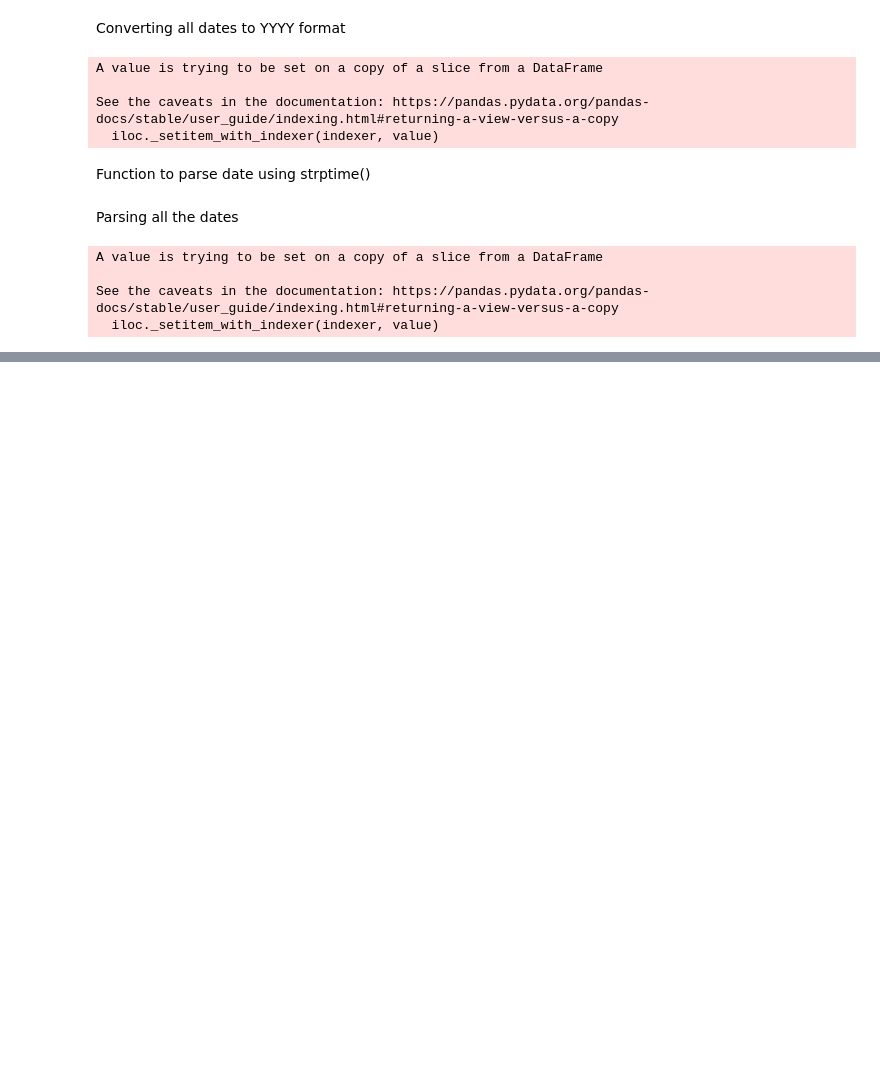
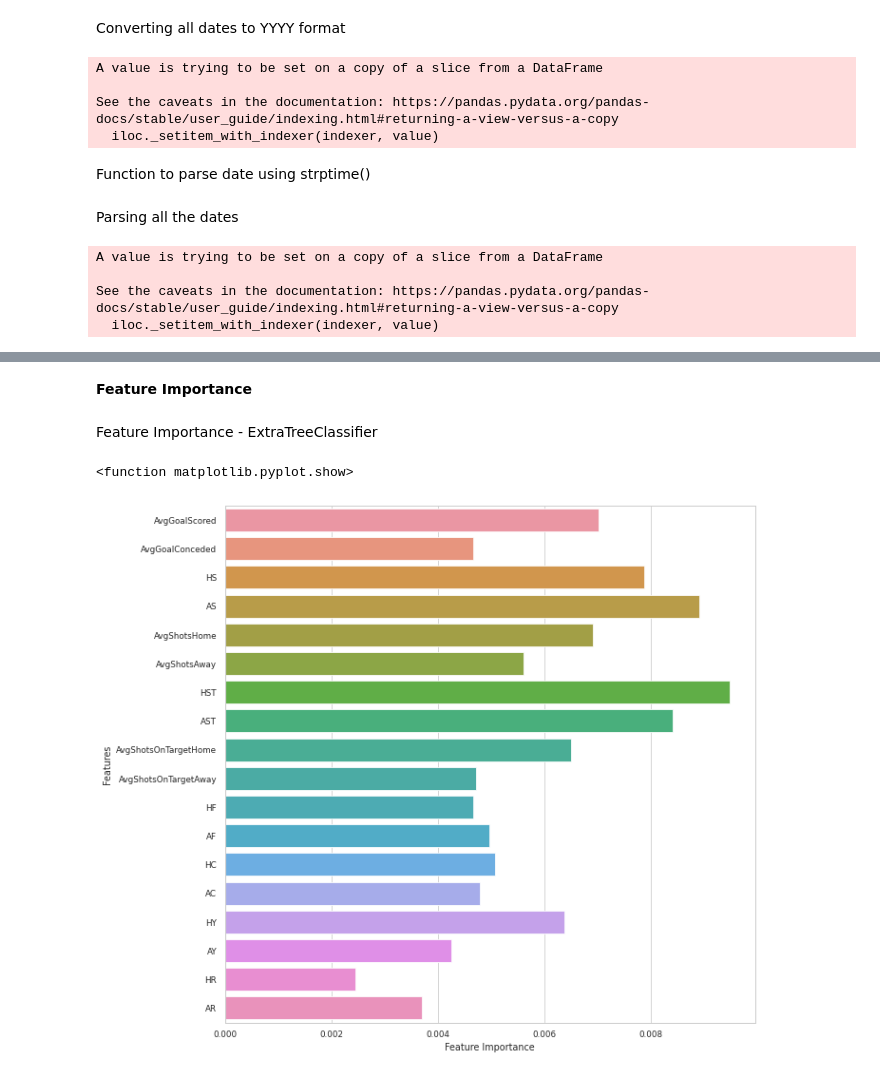
Before and after one commit to abink17/EPL-Prediction, a Jupyter notebook: EPLprediction.ipynb, the cells around one changed output, grey strips where cells are left out. Cells and saved outputs as stored; diff of their text form; code cells hidden in the pictures; blank space fills up the shorter version.

```diff
--- a/EPLprediction.ipynb
+++ b/EPLprediction.ipynb
@@ -156,8 +162,8 @@ A value is trying to be set on a copy of a slice from a DataFrame
 See the caveats in the documentation: https://pandas.pydata.org/pandas-docs/stable/user_guide/indexing.html#returning-a-view-versus-a-copy
   iloc._setitem_with_indexer(indexer, value)
 # %%
-def team_stats(team):
-  temp_df = temp[temp['HomeTeam']==team]
+def team_stats(season, team):
+  temp_df = season[season['HomeTeam']==team]
 
   temp_df['AvgGoalScored'] = ''
   temp_df['AvgGoalConceded'] = ''
@@ -202,3 +208,17 @@ def team_stats(team):
   season_df = temp_df[['Date','HomeTeam','AwayTeam','FTR','HTR','FTHG','FTAG','AvgGoalScored','AvgGoalConceded','HTHG','HTAG','HS','AS','AvgShotsHome','AvgShotsAway','HST','AST',
                        'AvgShotsOnTargetHome','AvgShotsOnTargetAway','HF','AF','HC','AC','HY','AY','HR','AR']]
   return season_df
+# %%
+s = [s1,s2,s3,s4,s5,s6,s7,s8,s9,s10,s11,s12,s13]
+season_07_19 = pd.DataFrame()
+final_season = pd.DataFrame()
+for idx,item in enumerate(s):
+  team_list = item.HomeTeam.unique().tolist()
+  stats = pd.DataFrame()
+  for team in team_list:
+    stats = stats.append(team_stats(item, team))
+  stats = stats.sort_index()
+  if idx==12:
+    final_season = final_season.append(stats)
+  else:
+    season_07_19 = season_07_19.append(stats)
@@ -262,3 +235,29 @@ print(b)
 # %%
 temp_df[['Date','HomeTeam','AwayTeam','FTR','HTR','FTHG','FTAG','AvgGoalScored','AvgGoalConceded','HTHG','HTAG','HS','AS','AvgShotsHome','AvgShotsAway','HST','AST',
       'AvgShotsOnTargetHome','AvgShotsOnTargetAway','HF','AF','HC','AC','HY','AY','HR','AR']]
+# %% [markdown]
+**Feature Importance**
+# %%
+train_data = season_07_19
+test_data = final_season
+
+X_feature = train_data.drop(['Date','HomeTeam','AwayTeam','FTR','HTR','FTHG','FTAG','HTHG','HTAG'], axis=1)
+Y_feature = train_data[['FTR']]
+# %% [markdown]
+Feature Importance - ExtraTreeClassifier
+# %%
+model_etc = ExtraTreesClassifier()
+model_etc.fit(X_feature,Y_feature)
+features = model_etc.feature_importances_
+normalized_features = np.std([tree.feature_importances_ for tree in model_etc.estimators_], axis=0)
+# %%
+sns.set_context('paper')
+sns.set_style('whitegrid')
+ax = sns.barplot(x = normalized_features, y = X_feature.columns)
+ax.set(xlabel = 'Feature Importance', ylabel = 'Features')
+ax.figure.set_size_inches(10,10)
+plt.tight_layout
+plt.show
+# %% [output]
+<function matplotlib.pyplot.show>
+[figure, added]
```
Also changed, not shown: parts of 10 cells of this notebook.
